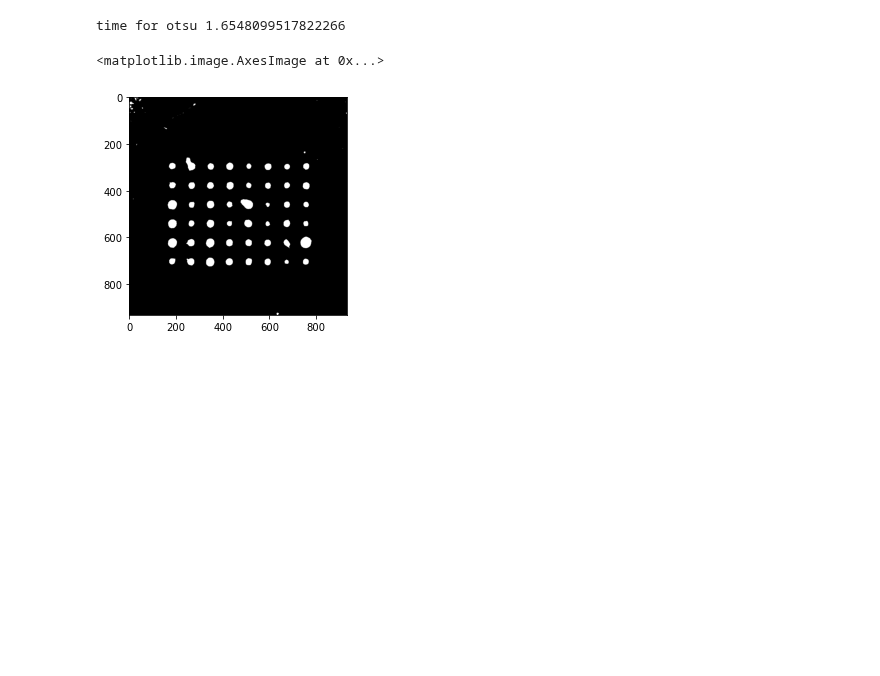
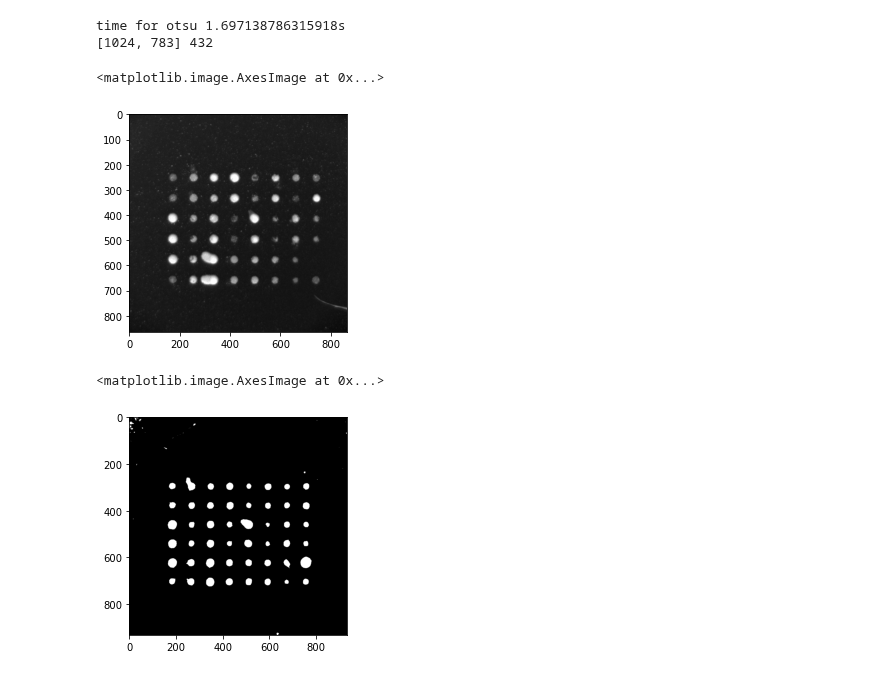
Before and after one commit to mehta-lab/multiSero, a Jupyter notebook: array_imager/extract/image_parser_well_mask.ipynb, the cells around one changed output. Saved outputs shown, nothing was run; the diff lists cells and outputs as text; code cells hidden in the pictures; blank space fills up the shorter version.

Commit message:
integrating and testing syuan-ming's otsu

```diff
--- a/array_imager/extract/image_parser_well_mask.ipynb
+++ b/array_imager/extract/image_parser_well_mask.ipynb
@@ -157,26 +153,30 @@ _ = plt.hist(inv.ravel(), bins=256)
 # %%
 start = time.time()
 well_mask = create_otsu_mask(image, str_elem_size=10)
 # plt.imshow(well_mask, cmap='gray')
 print(f"time for otsu {time.time() - start}s")
 
 labels = measure.label(well_mask)
 props = measure.regionprops(labels)
 
 well_cent = [int(x) for x in props[0].centroid]
 well_radi = int(props[0].minor_axis_length/2/np.sqrt(2))
+print(well_cent, well_radi)
 
 # crop smaller than radus based on magnification of detection
 # im_crop = image[well_cent[0]-well_radi:well_cent[0]+well_radi,\
 #              well_cent[1]-well_radi:well_cent[1]+well_radi]
 im_inv_crop = inv[well_cent[0]-well_radi:well_cent[0]+well_radi,\
              well_cent[1]-well_radi:well_cent[1]+well_radi]
 #
 # plt.imshow(im_crop, cmap='gray')
 # plt.show()
-# plt.imshow(im_inv_crop, cmap='gray')
+plt.imshow(im_inv_crop, cmap='gray')
 # %% [output]
-time for otsu 1.6548099517822266
+time for otsu 1.697138786315918s
+[1024, 783] 432
+<matplotlib.image.AxesImage at 0x...>
+[figure, added]
 # %%
 spot_mask = create_unimodal_mask(im_inv_crop)
 plt.imshow(spot_mask, cmap='gray')
```
Also changed, not shown: parts of 4 cells of this notebook, 2 other files.
